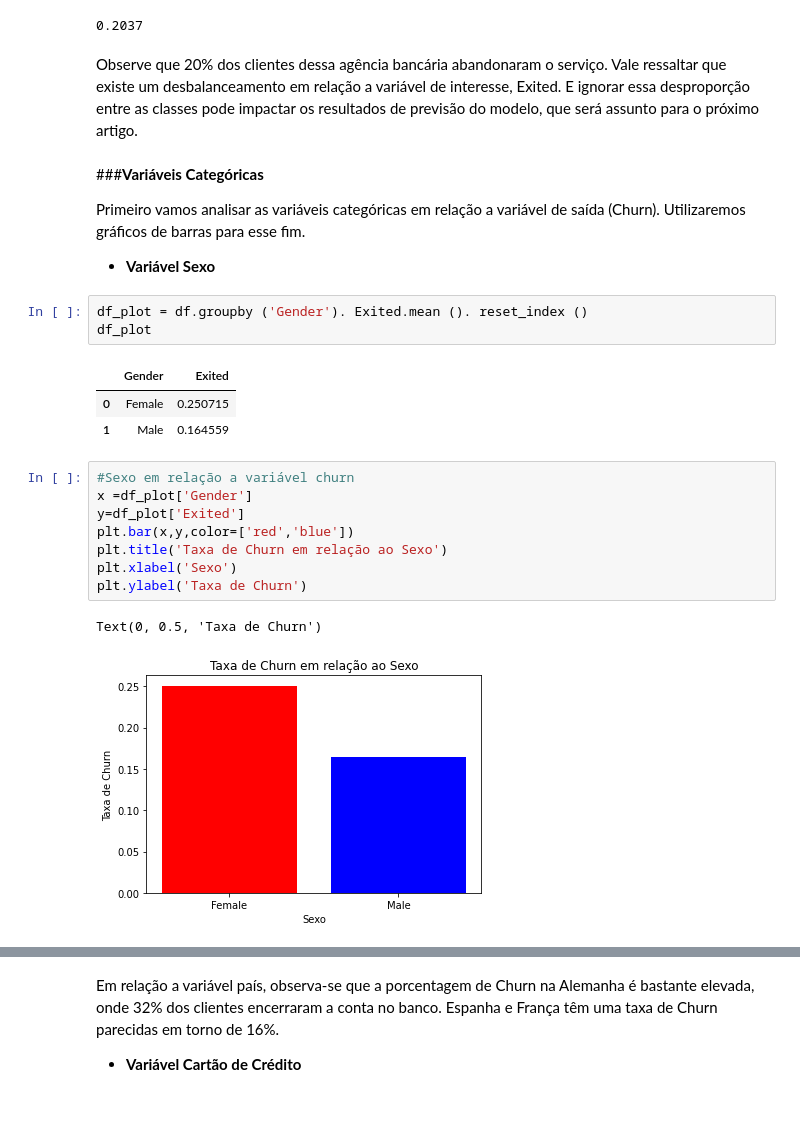
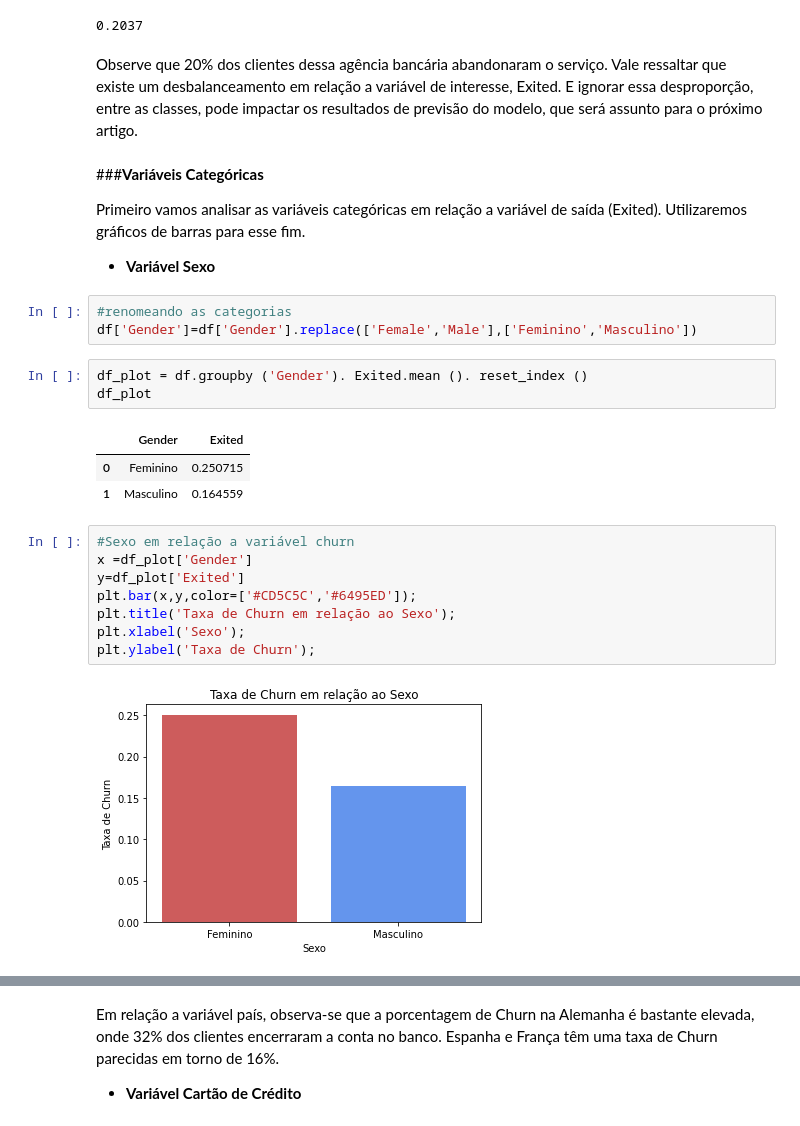
Before and after one commit to scudilio/Churn_model, a Jupyter notebook: Parte_II_Churn_artigo.ipynb, the cells around one changed output, grey strips where cells are left out. Saved outputs shown, nothing was run; the diff lists cells and outputs as text.

```diff
--- a/Parte_II_Churn_artigo.ipynb
+++ b/Parte_II_Churn_artigo.ipynb
@@ -207,29 +210,31 @@ df['Exited'].sum()/df['Exited'].count()
 # %% [output]
 0.2037
 # %% [markdown]
-Observe que 20% dos clientes dessa agência bancária abandonaram o serviço. Vale ressaltar que existe um desbalanceamento em relação a variável de interesse, Exited. E ignorar essa desproporção entre as classes pode impactar os resultados de previsão do modelo, que será assunto para o próximo artigo.
+Observe que 20% dos clientes dessa agência bancária abandonaram o serviço. Vale ressaltar que existe um desbalanceamento em relação a variável de interesse, Exited. E ignorar essa desproporção, entre as classes, pode impactar os resultados de previsão do modelo, que será assunto para o próximo artigo.
 # %% [markdown]
 ###**Variáveis Categóricas**
 
- Primeiro vamos analisar as variáveis categóricas em relação a variável de saída (Churn). Utilizaremos gráficos de barras para esse fim.
+ Primeiro vamos analisar as variáveis categóricas em relação a variável de saída (Exited). Utilizaremos gráficos de barras para esse fim.
 
 * **Variável Sexo**
+# %%
+#renomeando as categorias
+df['Gender']=df['Gender'].replace(['Female','Male'],['Feminino','Masculino'])
 # %%
 df_plot = df.groupby ('Gender'). Exited.mean (). reset_index ()
 df_plot
 # %% [output]
 |  | Gender | Exited |
-| 0 | Female | 0.250715 |
-| 1 | Male | 0.164559 |
+| 0 | Feminino | 0.250715 |
+| 1 | Masculino | 0.164559 |
 # %%
 #Sexo em relação a variável churn
 x =df_plot['Gender']
 y=df_plot['Exited']
-plt.bar(x,y,color=['red','blue'])
-plt.title('Taxa de Churn em relação ao Sexo')
-plt.xlabel('Sexo')
-plt.ylabel('Taxa de Churn')
+plt.bar(x,y,color=['#CD5C5C','#6495ED']);
+plt.title('Taxa de Churn em relação ao Sexo');
+plt.xlabel('Sexo');
+plt.ylabel('Taxa de Churn');
 # %% [output]
-Text(0, 0.5, 'Taxa de Churn')
-[figure, old version]
+[figure, new version]
 # %% [markdown]
```
Also changed, not shown: parts of 45 cells of this notebook.
